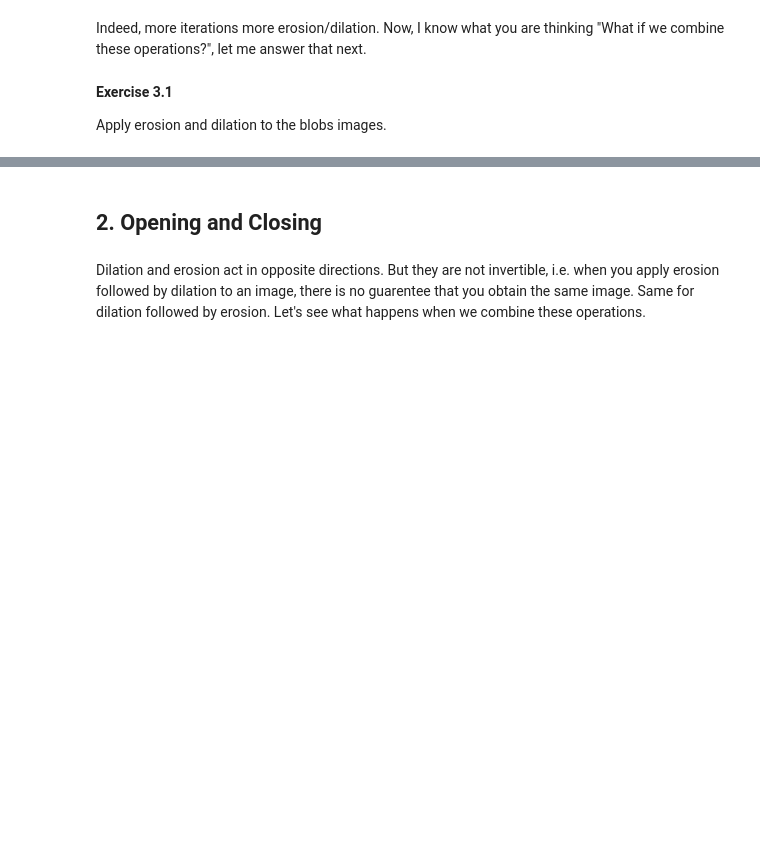
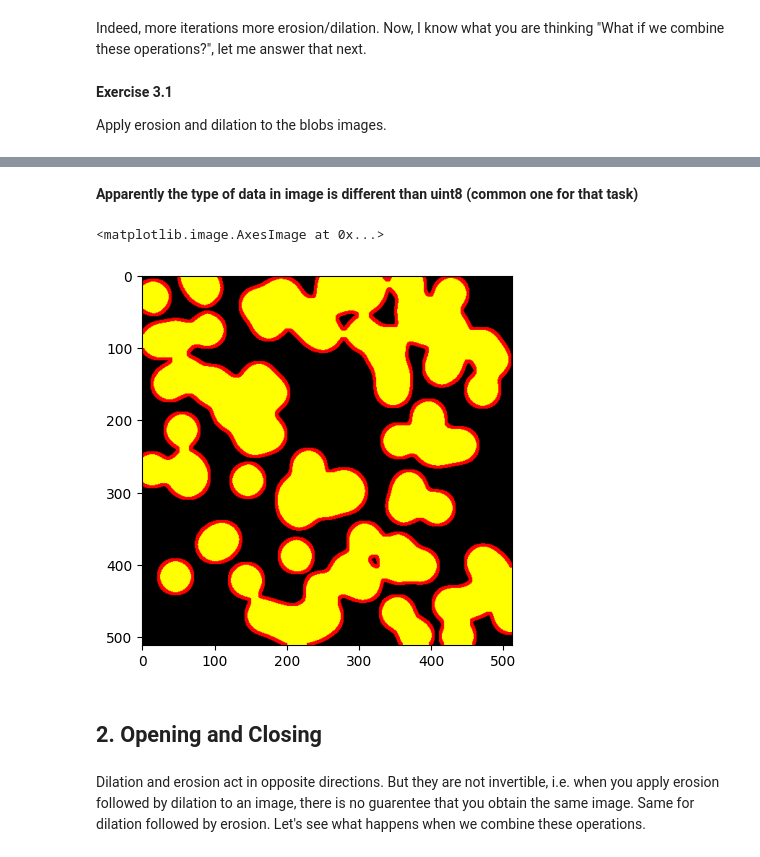
Before and after one commit to MaciejCzerniak243552/ot2-rl-243552-maciej, a Jupyter notebook: self_study/w1/3. Morphological Operations.ipynb, the cells around one changed output, grey strips where cells are left out. Saved outputs shown, nothing was run; the diff lists cells and outputs as text; code cells hidden in the pictures; blank space fills up the shorter version.

Commit message:
Task_2
Task_2 created. The notebook for the task created and finished - met the requrements.

```diff
--- a/self_study/w1/3. Morphological Operations.ipynb
+++ b/self_study/w1/3. Morphological Operations.ipynb
@@ -98,3 +120,15 @@ plt.imshow(im_blobs, cmap='gray')
+# %% [markdown]
+**Apparently the type of data in image is different than uint8 (common one for that task)**
+# %%
+# YOUR CODE HERE
+im_blobs_u8 = (im_blobs * 255).astype("uint8")
+im_erosion2 = cv2.erode(im_blobs_u8, kernel, iterations=1) # iterations 2 instead of 1
+im_dilation2 = cv2.dilate(im_blobs_u8, kernel, iterations=1) # iterations 2 instead of 1
+stacked = np.stack((im_dilation2, im_erosion2, im_blobs), axis=2)
+plt.imshow(stacked)
+# %% [output]
+<matplotlib.image.AxesImage at 0x...>
+[figure, added]
 # %% [markdown]
 ## 2. Opening and Closing
 # %% [markdown]
```
Also changed, not shown: parts of 60 cells of this notebook, 27 other files.
